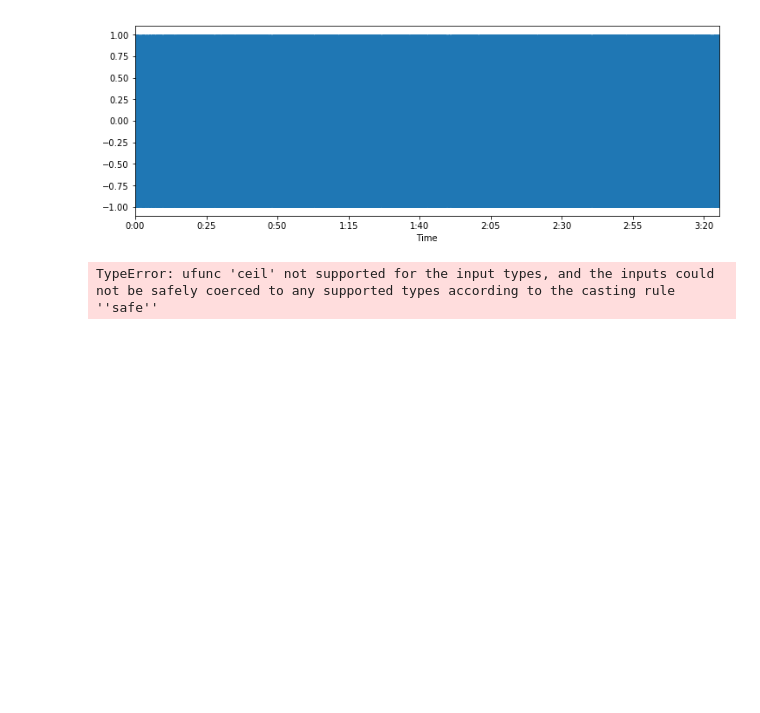
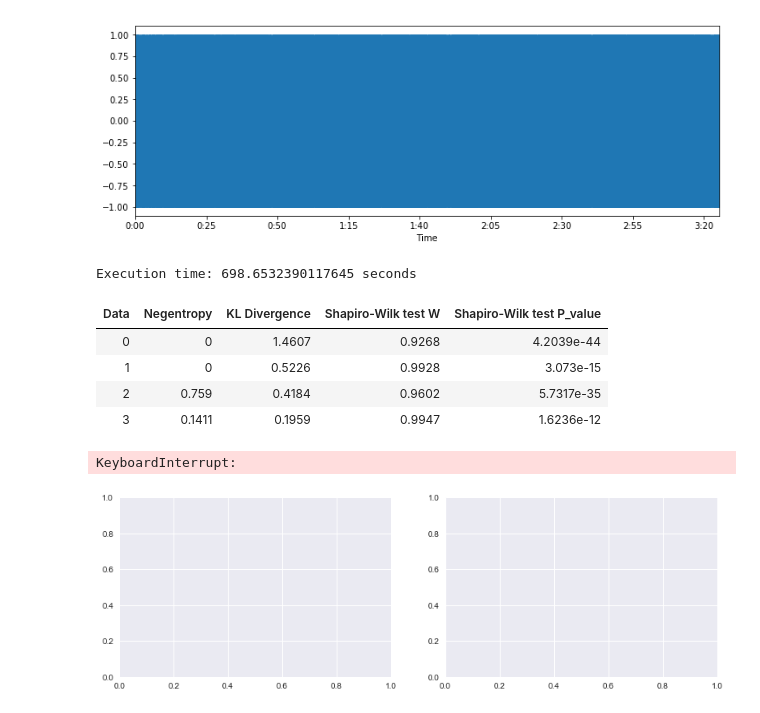
Before and after one commit to crucis/ICA, a Jupyter notebook: Exercicio Audio.ipynb, the cells around one changed output. Saved outputs shown, nothing was run; the diff lists cells and outputs as text; code cells hidden in the pictures; blank space fills up the shorter version.

```diff
--- a/Exercicio Audio.ipynb
+++ b/Exercicio Audio.ipynb
@@ -45,14 +45,22 @@ ipd.Audio(X1[:fs*3], rate=fs)
 [interactive output not drawn]
 [figure]
 # %%
-#[yNPCA, W] = NPCA_RLS(mixtures, 1e-6)
-[yNPCA_FFT, WNPCA] = NPCA_RLS(mixtures_FFT, runs  = 2)
+[yNPCA, W] = NPCA_RLS(mixtures, beta = 0.99998, decay = False, decayRate = 1e-6, runs = 1)
+#[yNPCA_FFT, WNPCA] = NPCA_RLS(mixtures_FFT, beta = 0.998, runs  = 1)
+# %% [output]
+Execution time: 698.6532390117645 seconds
 # %%
-yNPCA = ifft(np.dot(WNPCA, mixtures_FFT))
+#yNPCA = ifft(np.dot(WNPCA, mixtures_FFT))
 resultsTable(yNPCA[:,fs*20:fs*20+5000])
 plot_MutualInformation(mixtures, yNPCA)
 # %% [output]
+| Data | Negentropy | KL Divergence | Shapiro-Wilk test W | Shapiro-Wilk test P_value |
+| 0 | 0 | 1.4607 | 0.9268 | 4.2039e-44 |
+| 1 | 0 | 0.5226 | 0.9928 | 3.073e-15 |
+| 2 | 0.759 | 0.4184 | 0.9602 | 5.7317e-35 |
+| 3 | 0.1411 | 0.1959 | 0.9947 | 1.6236e-12 |
-TypeError: ufunc 'ceil' not supported for the input types, and the inputs could not be safely coerced to any supported types according to the casting rule ''safe''
+KeyboardInterrupt:
+[figure, added]
 # %%
 ipd.display(ipd.Audio(yNPCA[0][fs*10:fs*20], rate=fs))
 ipd.display(ipd.Audio(yNPCA[1][fs*10:fs*20], rate=fs))
```
Also changed, not shown: parts of 1 cell of this notebook, 3 other files.
